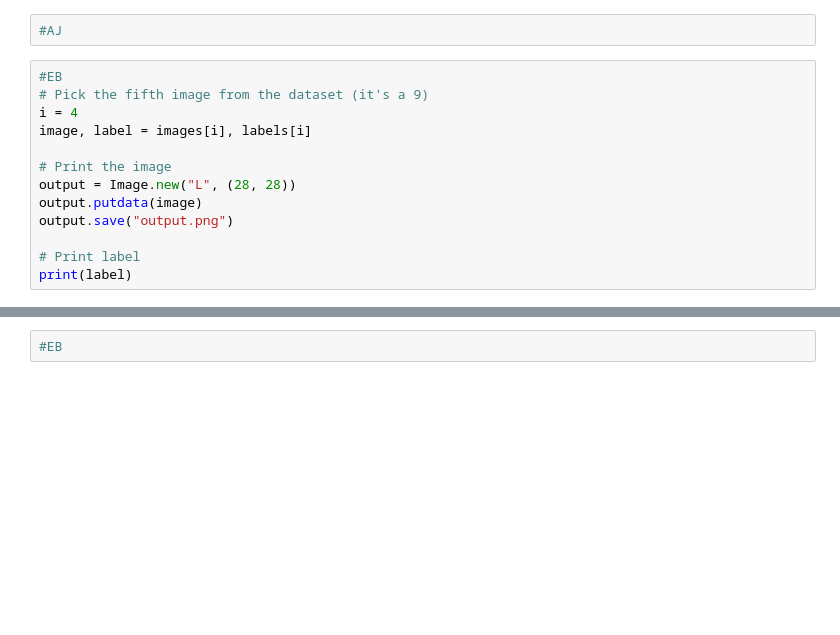
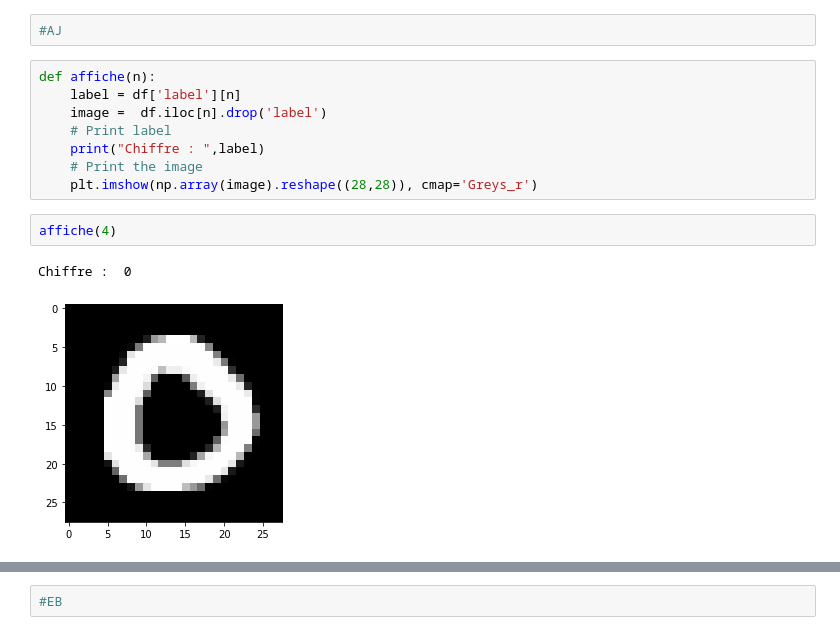
Before and after one commit to ericbertrand8686/Poste, a Jupyter notebook: Brief_poste.ipynb, the cells around one changed output, grey strips where cells are left out. Drawn from its saved outputs; the diff is of its cells as text; blank space fills up the shorter version.

```diff
--- a/Brief_poste.ipynb
+++ b/Brief_poste.ipynb
@@ -39,16 +29,16 @@ df.head()
 #AJ
 # %%
 #AJ
-# %%
-#EB
-# Pick the fifth image from the dataset (it's a 9)
-i = 4
-image, label = images[i], labels[i]
-
-# Print the image
-output = Image.new("L", (28, 28))
-output.putdata(image)
-output.save("output.png")
-
-# Print label
-print(label)
+# %%
+def affiche(n):
+    label = df['label'][n]
+    image =  df.iloc[n].drop('label')
+    # Print label
+    print("Chiffre : ",label)
+    # Print the image
+    plt.imshow(np.array(image).reshape((28,28)), cmap='Greys_r')
+# %%
+affiche(4)
+# %% [output]
+Chiffre :  0
+[figure, added]
```
Also changed, not shown: parts of 3 cells of this notebook.
